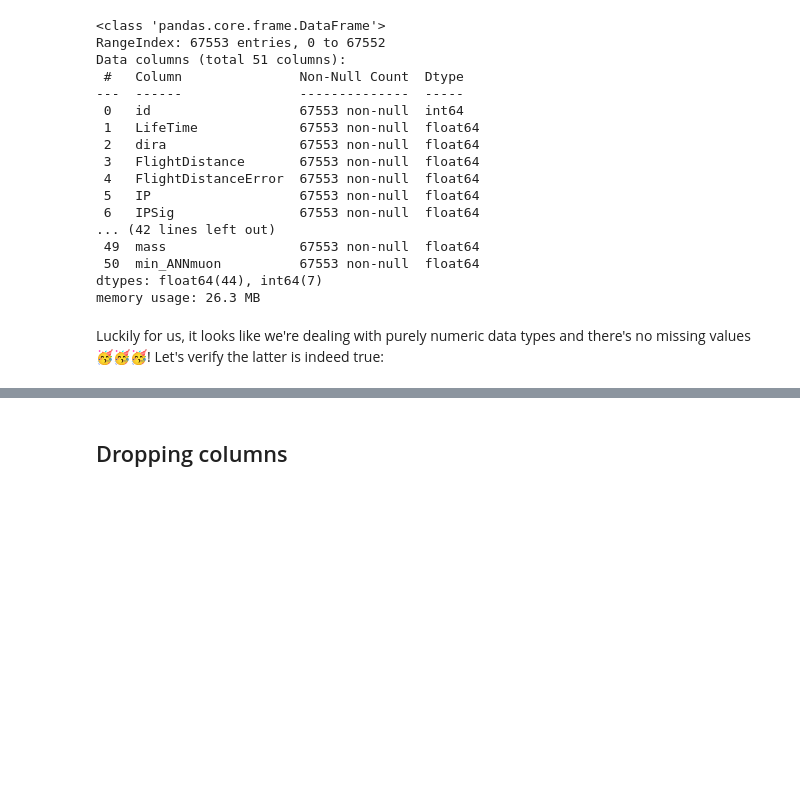
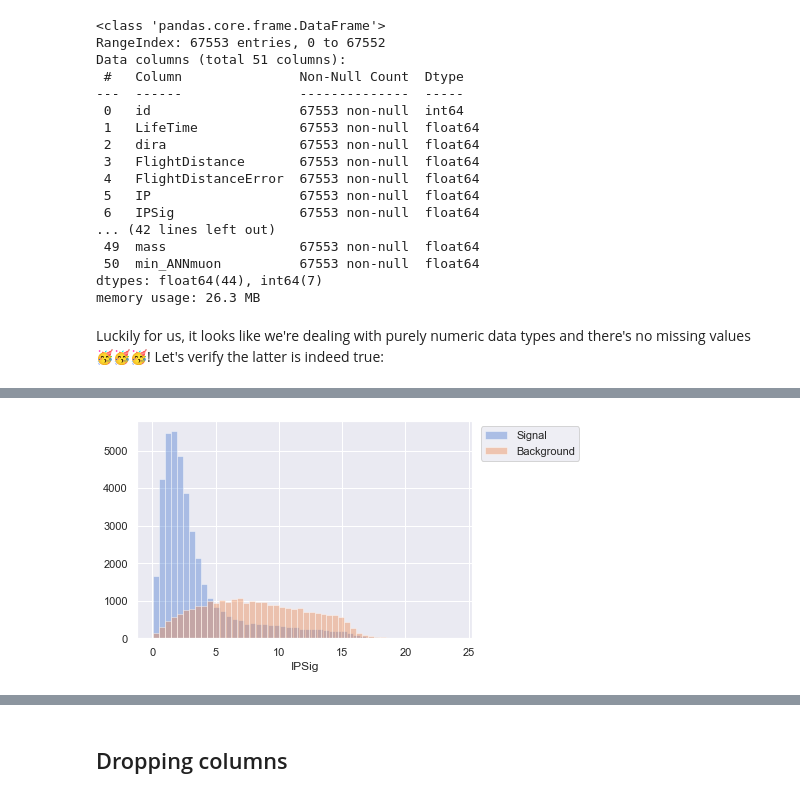
Before and after one commit to lewtun/hepml, a Jupyter notebook: notebooks/lesson01_intro-to-random-forests.ipynb, the cells around one changed output, grey strips where cells are left out. Saved outputs shown, nothing was run; the diff lists cells and outputs as text; code cells hidden in the pictures; blank space fills up the shorter version.

```diff
--- a/notebooks/lesson01_intro-to-random-forests.ipynb
+++ b/notebooks/lesson01_intro-to-random-forests.ipynb
@@ -197,0 +226,10 @@ assert test.isnull().sum().sum() == 0
+# %%
+def plot_histogram(feature_name: str, df: pd.DataFrame):
+    sns.distplot(df.query("signal == 1")[feature_name], label="Signal", kde=False)
+    sns.distplot(df.query("signal == 0")[feature_name], label="Background", kde=False)
+    plt.legend(bbox_to_anchor=(1.01, 1), loc="upper left")
+    plt.show()
+# %%
+plot_histogram("IPSig", train)
+# %% [output]
+[figure, added]
```
Also changed, not shown: parts of 59 cells of this notebook, 9 other files.
